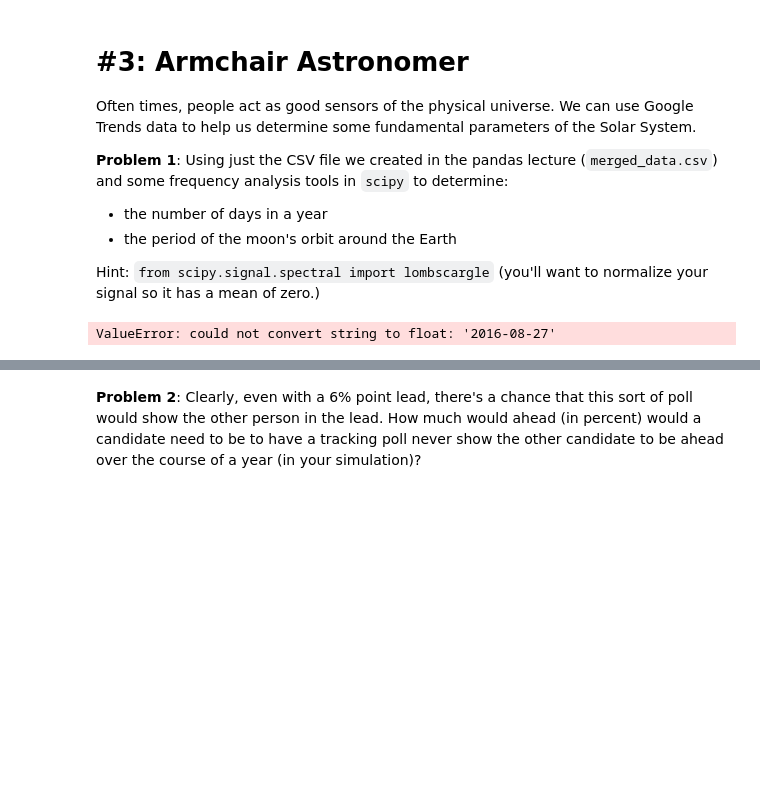
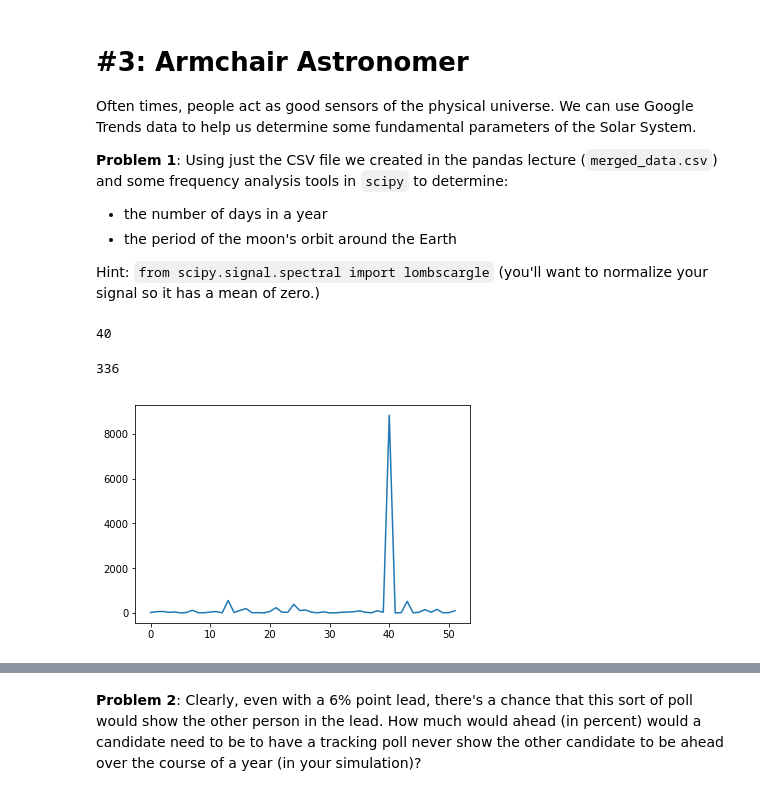
Before and after one commit to hayleybounds/bounds_ay250_homework, a Jupyter notebook: hw_1/hw_1_assignment.ipynb, the cells around one changed output, grey strips where cells are left out. Drawn from its saved outputs; the diff is of its cells as text; code cells hidden in the pictures; blank space fills up the shorter version.

```diff
--- a/hw_1/hw_1_assignment.ipynb
+++ b/hw_1/hw_1_assignment.ipynb
@@ -414,18 +484,37 @@ Often times, people act as good sensors of the physical universe. We can use Goo
    - the period of the moon's orbit around the Earth
 
 Hint: `from scipy.signal.spectral import lombscargle` (you'll want to normalize your signal so it has a mean of zero.)
-# %%
-import pandas as pd
-import numpy as np
-from scipy.signal.spectral import lombscargle
-merg = audio_paths[3]
-df = pd.read_csv(merg)
-df.columns
-df['full moon'] = df['full moon'] - np.mean(df['full moon'].values)
-lombscargle(df['Week'], df['full moon'].values, np.linspace(0.01, 10, 56))
-df
-# %% [output]
-ValueError: could not convert string to float: '2016-08-27'
+# %%
+import pandas as pd
+import numpy as np
+from scipy.signal.spectral import lombscargle
+merg = audio_paths[3]
+df = pd.read_csv(merg)
+df.columns
+df['Dweek'] = pd.to_datetime(df['Week'])
+df['full moon'] = df['full moon'] - np.mean(df['full moon'].values)
+df['ice cream'] = df['ice cream'] - np.mean(df['ice cream'].values)
+
+x = pd.Series(df['full moon'].values, index = df['Dweek'].values)
+#select one year
+len(x.asfreq('D')['2014'])
+#thus there are 365 days in a year
+
+ll = lombscargle(range(0, len(x.index)), x.values, np.linspace(1, 52, 52))
+plt.plot(range(0, 52),ll)
+print(np.argmax(ll))
+# the moon's period is around 43 weeks?
+
+y = pd.Series(df['ice cream'].values, index = df['Dweek'].values)
+
+#an alternative way of calculating the number of days in a year
+ll2 = lombscargle(range(0, len(y.index)), y.values, np.linspace(1, 52, 52))
+np.argmax(ll2)
+#since the peak period of people googling ice cream is 24, and that should occur twice a year, then there are 336 days in a year?
+# %% [output]
+40
+336
+[figure, added]
 # %% [markdown]
 # #4: Reproducing some insights about the Election
 
```
Also changed, not shown: parts of 18 cells of this notebook.
